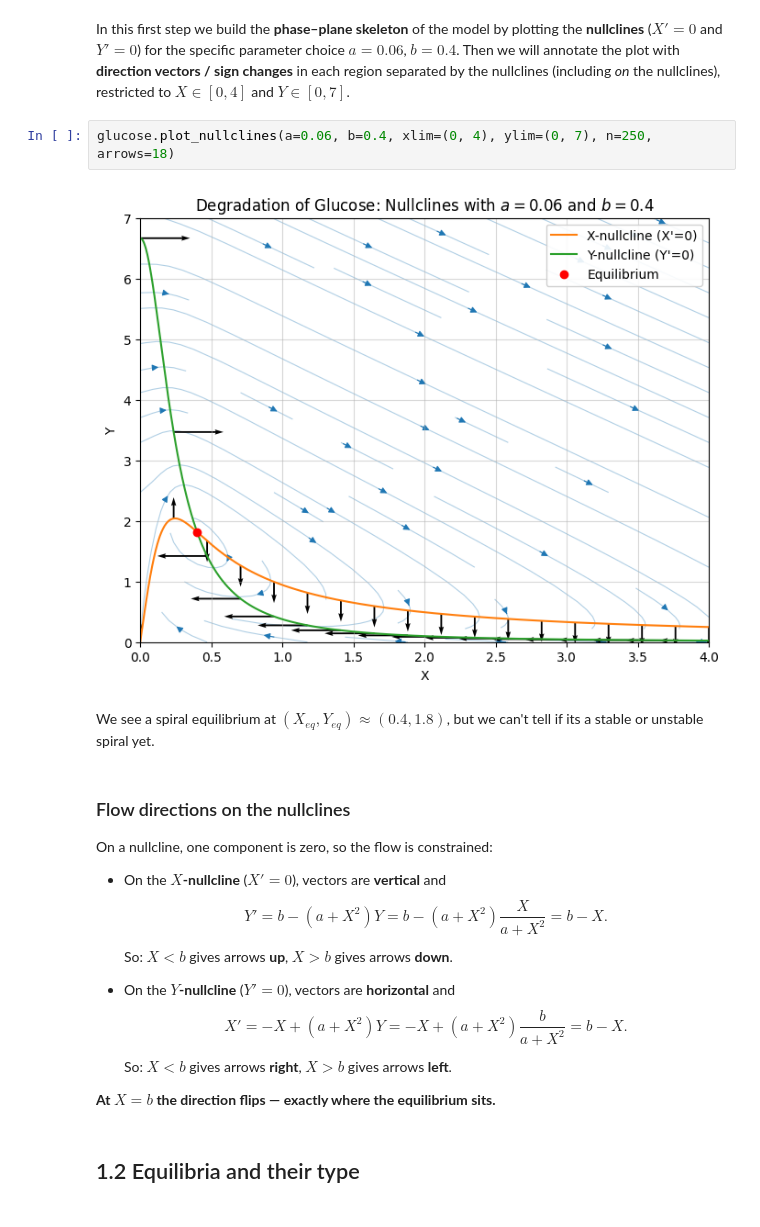
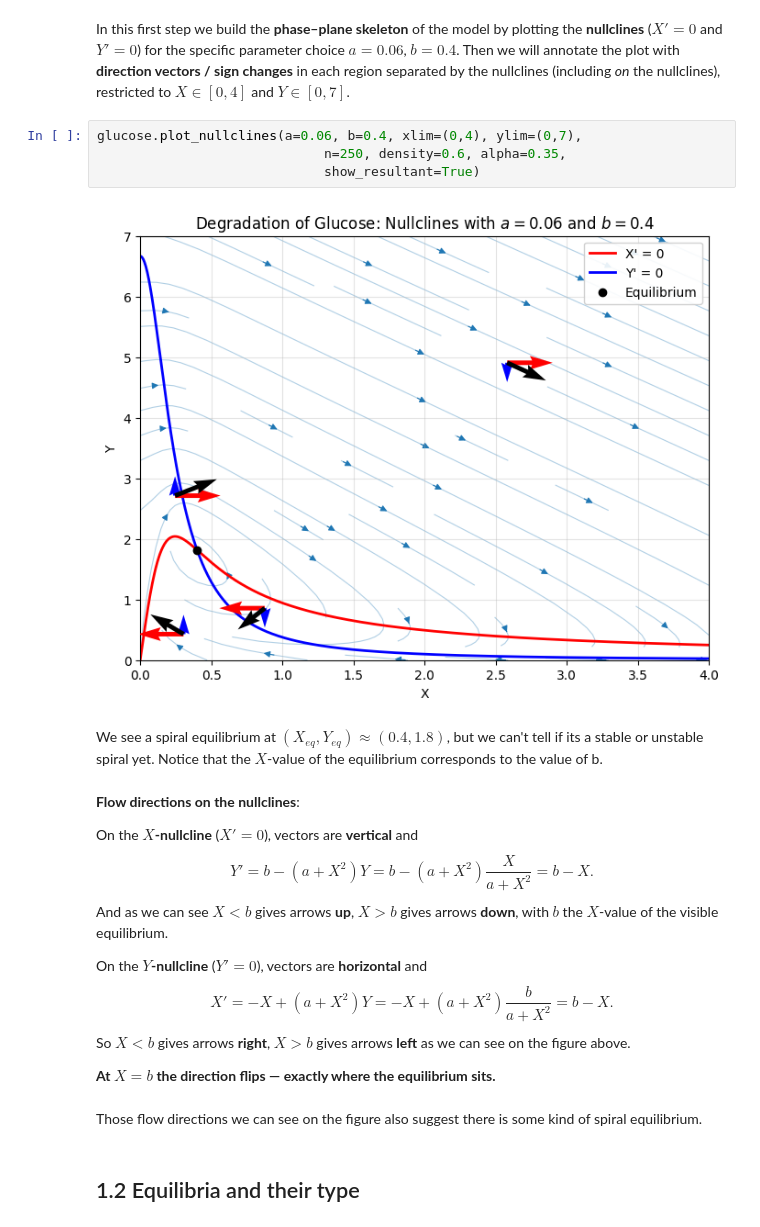
Before and after one commit to trcools/2e-bachelor-Fysica, a Jupyter notebook: Biophysics/Examen/Exam-part-1/finals-part-1.ipynb, the cells around one changed output. Cells and saved outputs as stored; diff of their text form.

```diff
--- a/Biophysics/Examen/Exam-part-1/finals-part-1.ipynb
+++ b/Biophysics/Examen/Exam-part-1/finals-part-1.ipynb
@@ -50,31 +48,34 @@ X_{eq}=b,\qquad Y_{eq}=\frac{b}{a+b^2}.
 $$
 # %% [markdown]
 In this first step we build the **phase–plane skeleton** of the model by plotting the **nullclines** ($X'=0$ and $Y'=0$) for the specific parameter choice $a=0.06$, $b=0.4$. Then we will annotate the plot with **direction vectors / sign changes** in each region separated by the nullclines (including *on* the nullclines), restricted to $X\in[0,4]$ and $Y\in[0,7]$.
-# %%
-glucose.plot_nullclines(a=0.06, b=0.4, xlim=(0, 4), ylim=(0, 7), n=250, arrows=18)
-# %% [output]
-[figure, removed]
+# %%
+glucose.plot_nullclines(a=0.06, b=0.4, xlim=(0,4), ylim=(0,7),
+                             n=250, density=0.6, alpha=0.35,
+                             show_resultant=True)
+# %% [output]
+[figure, added]
 # %% [markdown]
-We see a spiral equilibrium at $(X_{eq}, Y_{eq})\approx (0.4, 1.8)$, but we can't tell if its a stable or unstable spiral yet.
+We see a spiral equilibrium at $(X_{eq}, Y_{eq})\approx (0.4, 1.8)$, but we can't tell if its a stable or unstable spiral yet. Notice that the $X$-value of the equilibrium corresponds to the value of b.
 # %% [markdown]
-### Flow directions on the nullclines
-On a nullcline, one component is zero, so the flow is constrained:
+**Flow directions on the nullclines**:
 
-- On the **$X$-nullcline** ($X'=0$), vectors are **vertical** and
+On the **$X$-nullcline** ($X'=0$), vectors are **vertical** and
 $$
 Y' = b-(a+X^2)Y = b - (a+X^2)\frac{X}{a+X^2} = b-X.
 $$
-So: $X<b$ gives arrows **up**, $X>b$ gives arrows **down**.
+And as we can see $X<b$ gives arrows **up**, $X>b$ gives arrows **down**, with $b$ the $X$-value of the visible equilibrium.
 
-- On the **$Y$-nullcline** ($Y'=0$), vectors are **horizontal** and
+On the **$Y$-nullcline** ($Y'=0$), vectors are **horizontal** and
 $$
 X' = -X+(a+X^2)Y = -X+(a+X^2)\frac{b}{a+X^2}=b-X.
 $$
-So: $X<b$ gives arrows **right**, $X>b$ gives arrows **left**.
+So $X<b$ gives arrows **right**, $X>b$ gives arrows **left** as we can see on the figure above.
 
 
 
 **At $X=b$ the direction flips — exactly where the equilibrium sits.**
+# %% [markdown]
+Those flow directions we can see on the figure also suggest there is some kind of spiral equilibrium.
 # %% [markdown]
 ## 1.2 Equilibria and their type
 # %% [markdown]
```
Also changed, not shown: parts of 13 cells of this notebook, 3 other files.
